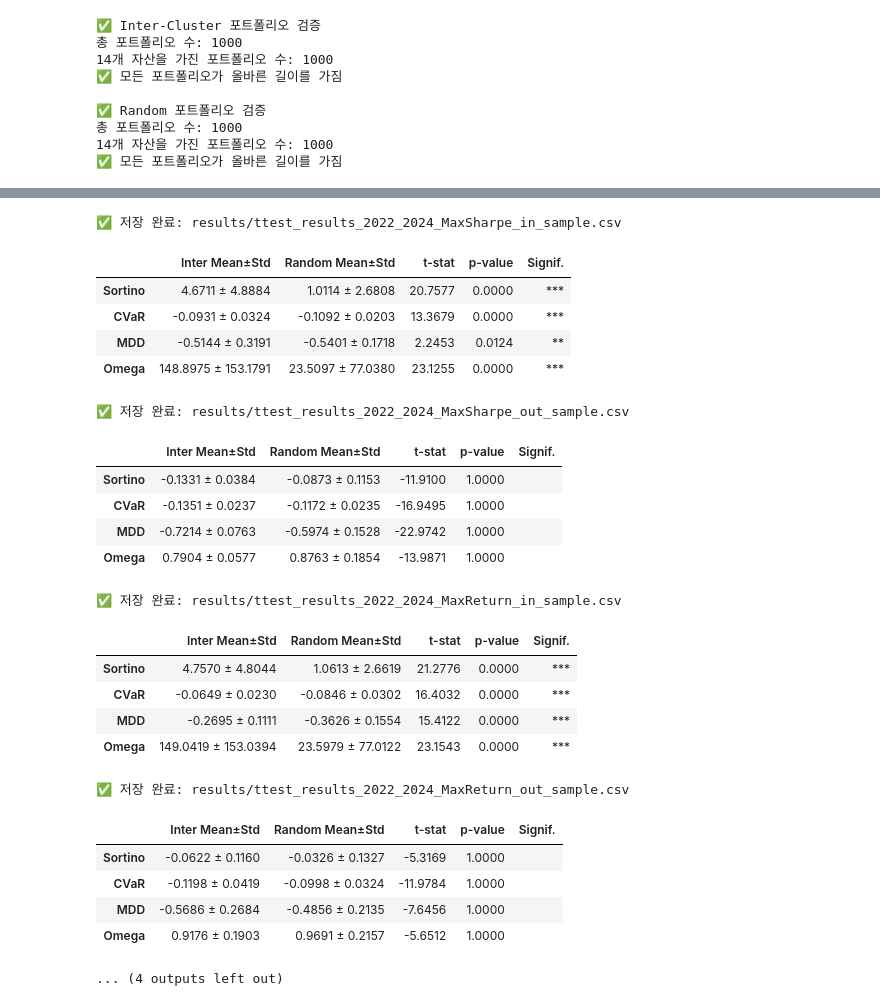
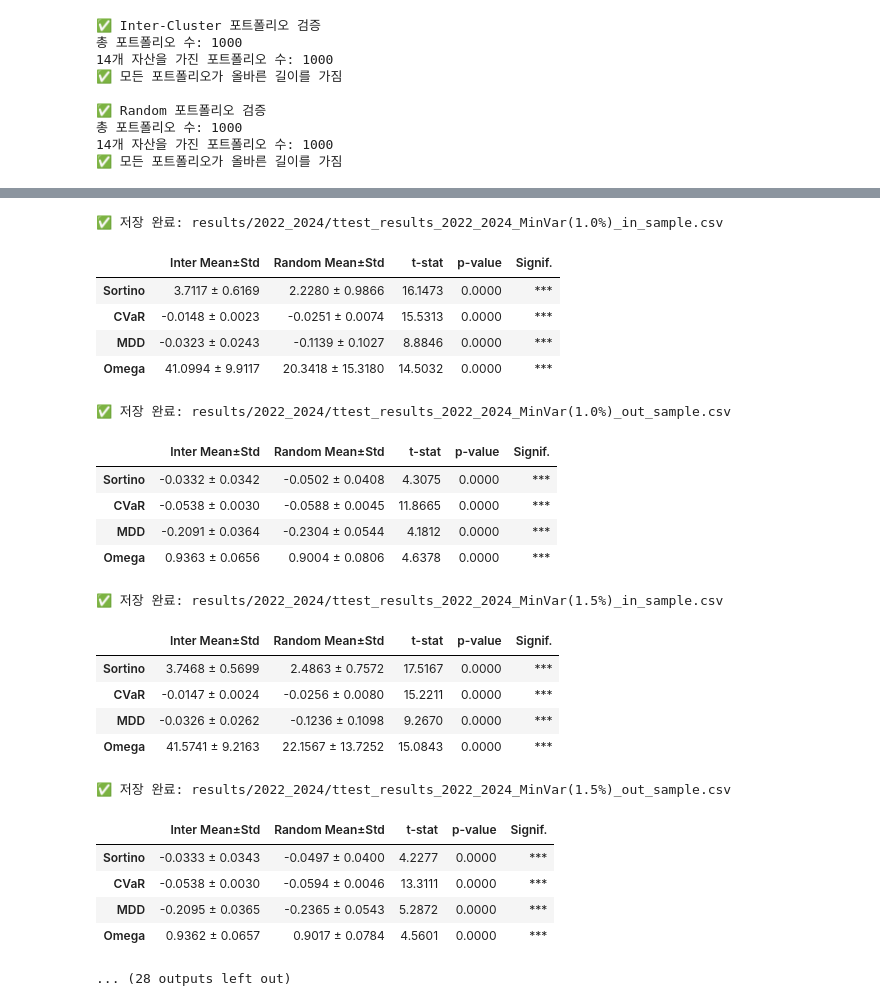
Before and after one commit to susungpark/SW-Capstone-Design, a Jupyter notebook: code/clustering_portfolio.ipynb, the cells around one changed output, grey strips where cells are left out. Saved outputs shown, nothing was run; the diff lists cells and outputs as text; code cells hidden in the pictures.

```diff
--- a/code/clustering_portfolio.ipynb
+++ b/code/clustering_portfolio.ipynb
@@ -1514,7 +1588,7 @@ from scipy.stats import ttest_ind
 import pandas as pd
 
 # 저장 폴더 생성
-os.makedirs('results', exist_ok=True)
+os.makedirs('results/2020_2022', exist_ok=True)
 
 # 테스트할 메트릭
 metrics_to_test = ['Sortino', 'CVaR', 'MDD', 'Omega']
@@ -1562,7 +1636,7 @@ for method in results_in_all.keys():
             index=metrics_to_test
         )
 
-        file_path = f"results/ttest_results_2020_2022_{method}_{sample_type}.csv"
+        file_path = f"results/2020_2022/ttest_results_2020_2022_{method}_{sample_type}.csv"
         df.to_csv(file_path, encoding='utf-8-sig')
         print(f"✅ 저장 완료: {file_path}")
 
@@ -1912,7 +1997,7 @@ from scipy.stats import ttest_ind
 import pandas as pd
 
 # 저장 폴더 생성
-# os.makedirs('results', exist_ok=True)
+os.makedirs('results/2021_2023', exist_ok=True)
 
 # 테스트할 메트릭
 metrics_to_test = ['Sortino', 'CVaR', 'MDD', 'Omega']
@@ -1960,7 +2045,7 @@ for method in results_in_all.keys():
             index=metrics_to_test
         )
 
-        file_path = f"results/ttest_results_2021_2023_{method}_{sample_type}.csv"
+        file_path = f"results/2021_2023/ttest_results_2021_2023_{method}_{sample_type}.csv"
         df.to_csv(file_path, encoding='utf-8-sig')
         print(f"✅ 저장 완료: {file_path}")
 
@@ -2146,28 +2231,27 @@ check_portfolio_lengths(random_portfolios_2022_2024, expected_len=num_clusters_2
 #         })
 #     }
 
-import warnings
+# 0.5% ~ 5.0% target_return 리스트 생성
+target_returns = [round(x, 3) for x in np.arange(0.005, 0.051, 0.005)]
 
-optimizers = {
-    'MinVar': markowitz_min_variance,
-    'MaxSharpe' : markowitz_max_sharpe,
-    'MaxReturn': markowitz_max_return,
-    'TargetVol': lambda x: markowitz_target_volatility(x, target_vol=0.05)
-}
-
+# 결과 저장용 딕셔너리 초기화
 results_in_all = {}
 results_out_all = {}
 weights_in_all_2022_2024 = {}
 weights_out_all_2022_2024 = {}
 
-for label, opt_func in optimizers.items():
+for target_return in target_returns:
+    label = f"MinVar({int(target_return * 1000)/10:.1f}%)"
     print(f"\n▶▶▶ {label} 최적화 방식으로 평가 중...")
+
+    # 최적화 함수 생성
+    optimizer = lambda x, tr=target_return: markowitz_min_variance(x, tr)
 
     # ✅ In-sample 평가
     inter_sortino_in, inter_cvar_in, inter_mdd_in, inter_omega_in, inter_weights_in = optimize_and_evaluate_with_weights(
-        inter_cluster_portfolios_2022_2024, returns_in_sample_2022_2024, returns_in_sample_2022_2024, opt_func)
+        inter_cluster_portfolios_2022_2024, returns_in_sample_2022_2024, returns_in_sample_2022_2024, optimizer)
     random_sortino_in, random_cvar_in, random_mdd_in, random_omega_in, random_weights_in = optimize_and_evaluate_with_weights(
-        random_portfolios_2022_2024, returns_in_sample_2022_2024, returns_in_sample_2022_2024, opt_func)
+        random_portfolios_2022_2024, returns_in_sample_2022_2024, returns_in_sample_2022_2024, optimizer)
 
     results_in_all[label] = {
         'inter_df': pd.DataFrame({
@@ -2191,9 +2275,9 @@ for label, opt_func in optimizers.items():
 
     # ✅ Out-of-sample 평가
     inter_sortino_out, inter_cvar_out, inter_mdd_out, inter_omega_out, inter_weights_out = optimize_and_evaluate_with_weights(
-        inter_cluster_portfolios_2022_2024, returns_in_sample_2022_2024, returns_out_sample_2022_2024, opt_func)
+        inter_cluster_portfolios_2022_2024, returns_in_sample_2022_2024, returns_out_sample_2022_2024, optimizer)
     random_sortino_out, random_cvar_out, random_mdd_out, random_omega_out, random_weights_out = optimize_and_evaluate_with_weights(
-        random_portfolios_2022_2024, returns_in_sample_2022_2024, returns_out_sample_2022_2024, opt_func)
+        random_portfolios_2022_2024, returns_in_sample_2022_2024, returns_out_sample_2022_2024, optimizer)
 
     results_out_all[label] = {
         'inter_df': pd.DataFrame({
@@ -2307,7 +2404,7 @@ from scipy.stats import ttest_ind
 import pandas as pd
 
 # 저장 폴더 생성
-# os.makedirs('results', exist_ok=True)
+os.makedirs('results/2022_2024', exist_ok=True)
 
 # 테스트할 메트릭
 metrics_to_test = ['Sortino', 'CVaR', 'MDD', 'Omega']
@@ -2355,7 +2452,7 @@ for method in results_in_all.keys():
             index=metrics_to_test
         )
 
-        file_path = f"results/ttest_results_2022_2024_{method}_{sample_type}.csv"
+        file_path = f"results/2022_2024/ttest_results_2022_2024_{method}_{sample_type}.csv"
         df.to_csv(file_path, encoding='utf-8-sig')
         print(f"✅ 저장 완료: {file_path}")
 
@@ -2382,25 +2479,25 @@ for method in results_in_all.keys():
-✅ 저장 완료: results/ttest_results_2022_2024_MaxSharpe_in_sample.csv
+✅ 저장 완료: results/2022_2024/ttest_results_2022_2024_MinVar(1.0%)_in_sample.csv
 |  | Inter Mean±Std | Random Mean±Std | t-stat | p-value | Signif. |
-| Sortino | 4.6711 ± 4.8884 | 1.0114 ± 2.6808 | 20.7577 | 0.0000 | *** |
-| CVaR | -0.0931 ± 0.0324 | -0.1092 ± 0.0203 | 13.3679 | 0.0000 | *** |
-| MDD | -0.5144 ± 0.3191 | -0.5401 ± 0.1718 | 2.2453 | 0.0124 | ** |
-| Omega | 148.8975 ± 153.1791 | 23.5097 ± 77.0380 | 23.1255 | 0.0000 | *** |
+| Sortino | 3.7117 ± 0.6169 | 2.2280 ± 0.9866 | 16.1473 | 0.0000 | *** |
+| CVaR | -0.0148 ± 0.0023 | -0.0251 ± 0.0074 | 15.5313 | 0.0000 | *** |
+| MDD | -0.0323 ± 0.0243 | -0.1139 ± 0.1027 | 8.8846 | 0.0000 | *** |
+| Omega | 41.0994 ± 9.9117 | 20.3418 ± 15.3180 | 14.5032 | 0.0000 | *** |
-✅ 저장 완료: results/ttest_results_2022_2024_MaxSharpe_out_sample.csv
+✅ 저장 완료: results/2022_2024/ttest_results_2022_2024_MinVar(1.0%)_out_sample.csv
 |  | Inter Mean±Std | Random Mean±Std | t-stat | p-value | Signif. |
-| Sortino | -0.1331 ± 0.0384 | -0.0873 ± 0.1153 | -11.9100 | 1.0000 |  |
-| CVaR | -0.1351 ± 0.0237 | -0.1172 ± 0.0235 | -16.9495 | 1.0000 |  |
-| MDD | -0.7214 ± 0.0763 | -0.5974 ± 0.1528 | -22.9742 | 1.0000 |  |
-| Omega | 0.7904 ± 0.0577 | 0.8763 ± 0.1854 | -13.9871 | 1.0000 |  |
+| Sortino | -0.0332 ± 0.0342 | -0.0502 ± 0.0408 | 4.3075 | 0.0000 | *** |
+| CVaR | -0.0538 ± 0.0030 | -0.0588 ± 0.0045 | 11.8665 | 0.0000 | *** |
+| MDD | -0.2091 ± 0.0364 | -0.2304 ± 0.0544 | 4.1812 | 0.0000 | *** |
+| Omega | 0.9363 ± 0.0656 | 0.9004 ± 0.0806 | 4.6378 | 0.0000 | *** |
-✅ 저장 완료: results/ttest_results_2022_2024_MaxReturn_in_sample.csv
+✅ 저장 완료: results/2022_2024/ttest_results_2022_2024_MinVar(1.5%)_in_sample.csv
 |  | Inter Mean±Std | Random Mean±Std | t-stat | p-value | Signif. |
-| Sortino | 4.7570 ± 4.8044 | 1.0613 ± 2.6619 | 21.2776 | 0.0000 | *** |
-| CVaR | -0.0649 ± 0.0230 | -0.0846 ± 0.0302 | 16.4032 | 0.0000 | *** |
-| MDD | -0.2695 ± 0.1111 | -0.3626 ± 0.1554 | 15.4122 | 0.0000 | *** |
-| Omega | 149.0419 ± 153.0394 | 23.5979 ± 77.0122 | 23.1543 | 0.0000 | *** |
+| Sortino | 3.7468 ± 0.5699 | 2.4863 ± 0.7572 | 17.5167 | 0.0000 | *** |
+| CVaR | -0.0147 ± 0.0024 | -0.0256 ± 0.0080 | 15.2211 | 0.0000 | *** |
+| MDD | -0.0326 ± 0.0262 | -0.1236 ± 0.1098 | 9.2670 | 0.0000 | *** |
+| Omega | 41.5741 ± 9.2163 | 22.1567 ± 13.7252 | 15.0843 | 0.0000 | *** |
-✅ 저장 완료: results/ttest_results_2022_2024_MaxReturn_out_sample.csv
+✅ 저장 완료: results/2022_2024/ttest_results_2022_2024_MinVar(1.5%)_out_sample.csv
 |  | Inter Mean±Std | Random Mean±Std | t-stat | p-value | Signif. |
-| Sortino | -0.0622 ± 0.1160 | -0.0326 ± 0.1327 | -5.3169 | 1.0000 |  |
-| CVaR | -0.1198 ± 0.0419 | -0.0998 ± 0.0324 | -11.9784 | 1.0000 |  |
-| MDD | -0.5686 ± 0.2684 | -0.4856 ± 0.2135 | -7.6456 | 1.0000 |  |
-| Omega | 0.9176 ± 0.1903 | 0.9691 ± 0.2157 | -5.6512 | 1.0000 |  |
+| Sortino | -0.0333 ± 0.0343 | -0.0497 ± 0.0400 | 4.2277 | 0.0000 | *** |
+| CVaR | -0.0538 ± 0.0030 | -0.0594 ± 0.0046 | 13.3111 | 0.0000 | *** |
+| MDD | -0.2095 ± 0.0365 | -0.2365 ± 0.0543 | 5.2872 | 0.0000 | *** |
+| Omega | 0.9362 ± 0.0657 | 0.9017 ± 0.0784 | 4.5601 | 0.0000 | *** |
-... (4 outputs left out)
+... (28 outputs left out)
```
Also changed, not shown: parts of 11 cells of this notebook.
